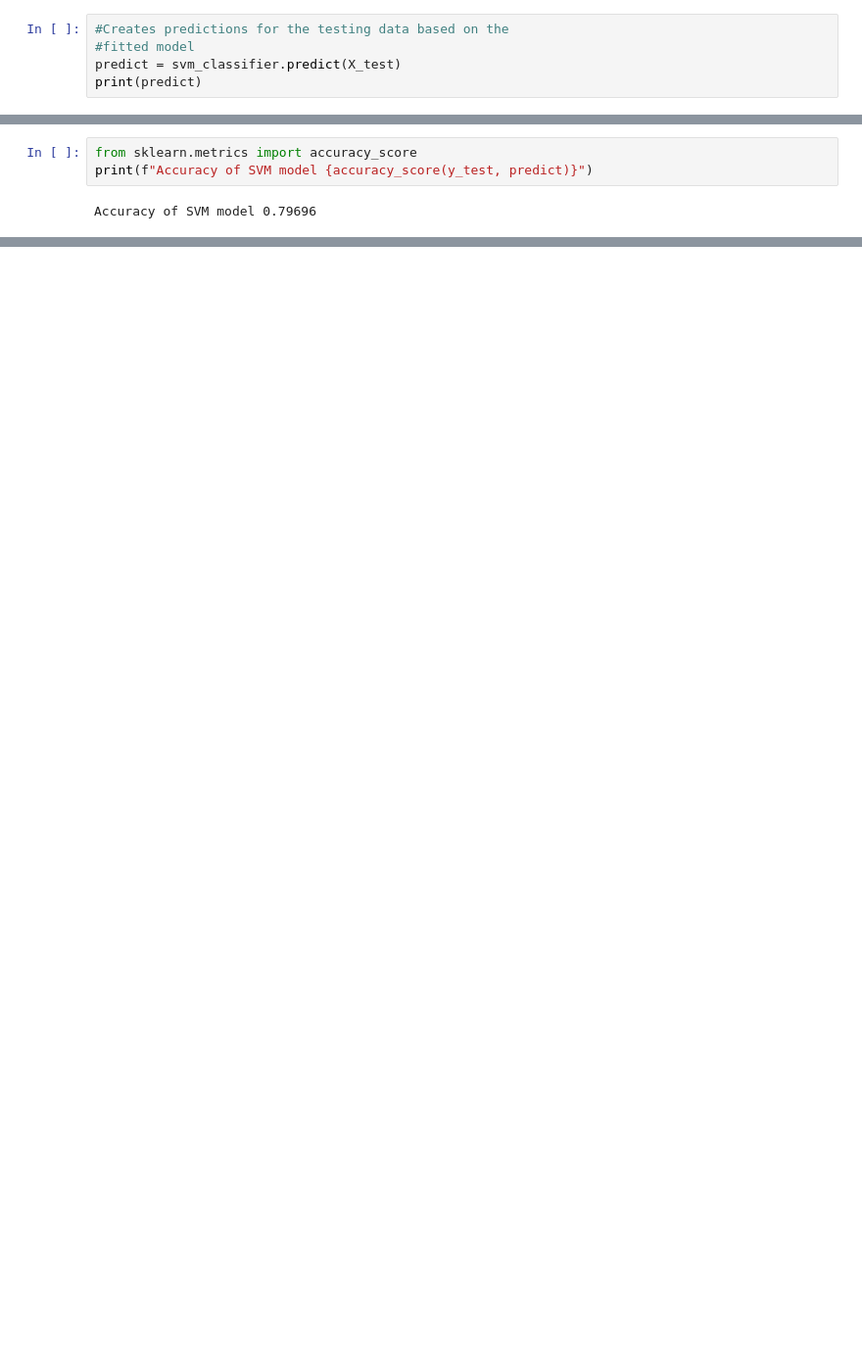
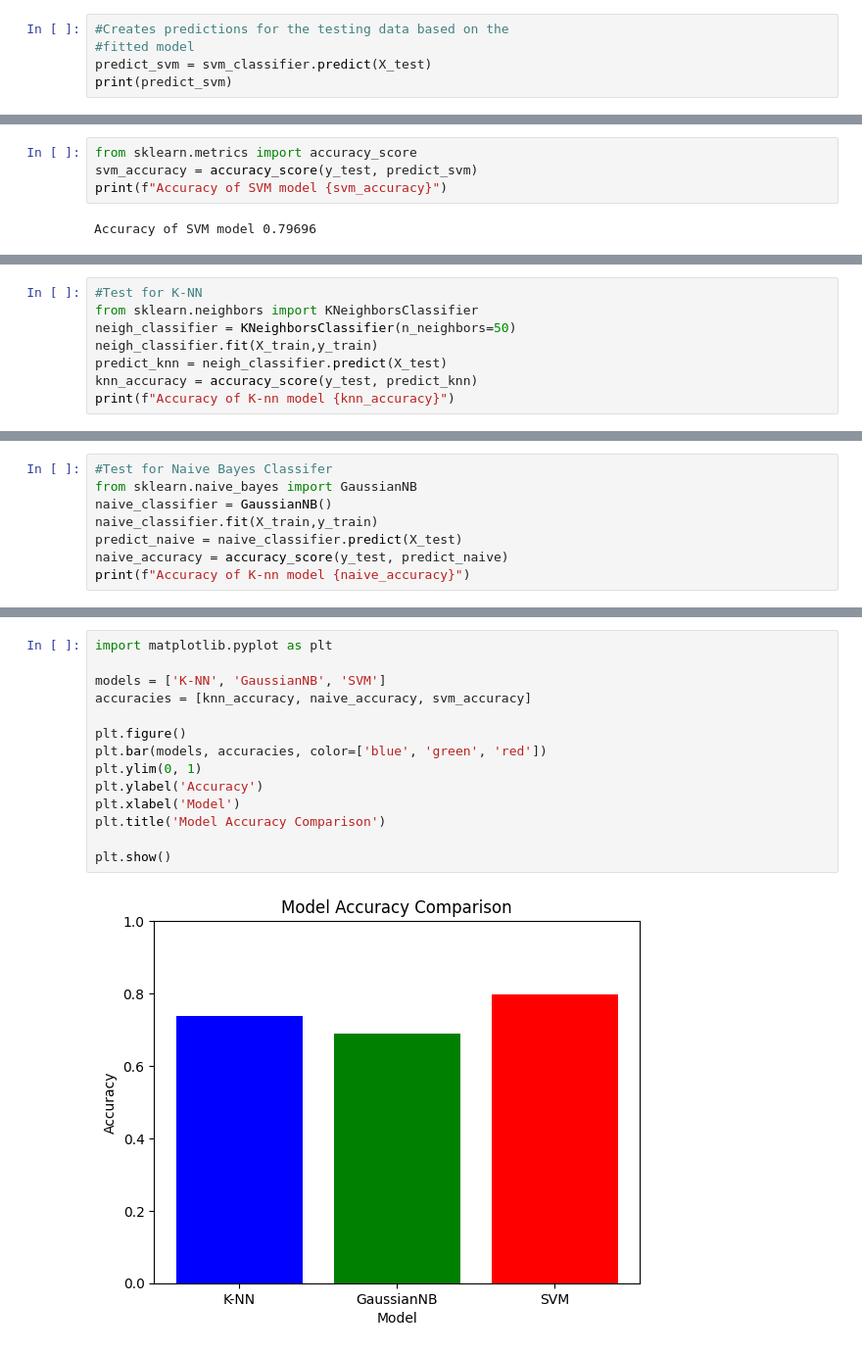
Before and after one commit to Chrisvann1/Sentiment-Analysis-Film-Data, a Jupyter notebook: SVM.ipynb, the cells around one changed output, grey strips where cells are left out. Shown: that part at 98% size. Saved outputs shown, nothing was run; the diff lists cells and outputs as text; blank space fills up the shorter version.

```diff
--- a/SVM.ipynb
+++ b/SVM.ipynb
@@ -110,14 +110,15 @@ SVC(kernel='linear')
 # %%
 #Creates predictions for the testing data based on the
 #fitted model
-predict = svm_classifier.predict(X_test)
-print(predict)
+predict_svm = svm_classifier.predict(X_test)
+print(predict_svm)
 # %% [output]
 ['0' '1' '0' ... '1' '1' '1']
 # %% [markdown]
 ### SVM: Accuracy
 # %%
 from sklearn.metrics import accuracy_score
-print(f"Accuracy of SVM model {accuracy_score(y_test, predict)}")
+svm_accuracy = accuracy_score(y_test, predict_svm)
+print(f"Accuracy of SVM model {svm_accuracy}")
 # %% [output]
 Accuracy of SVM model 0.79696
@@ -123,0 +127,8 @@ Accuracy of SVM model 0.79696
+# %%
+#Test for K-NN
+from sklearn.neighbors import KNeighborsClassifier
+neigh_classifier = KNeighborsClassifier(n_neighbors=50)
+neigh_classifier.fit(X_train,y_train)
+predict_knn = neigh_classifier.predict(X_test)
+knn_accuracy = accuracy_score(y_test, predict_knn)
+print(f"Accuracy of K-nn model {knn_accuracy}")
@@ -123,0 +139,8 @@ Accuracy of SVM model 0.79696
+# %%
+#Test for Naive Bayes Classifer
+from sklearn.naive_bayes import GaussianNB
+naive_classifier = GaussianNB()
+naive_classifier.fit(X_train,y_train)
+predict_naive = naive_classifier.predict(X_test)
+naive_accuracy = accuracy_score(y_test, predict_naive)
+print(f"Accuracy of K-nn model {naive_accuracy}")
@@ -125,0 +151,16 @@ Accuracy of SVM model 0.79696
+# %%
+import matplotlib.pyplot as plt
+
+models = ['K-NN', 'GaussianNB', 'SVM']
+accuracies = [knn_accuracy, naive_accuracy, svm_accuracy]
+
+plt.figure()
+plt.bar(models, accuracies, color=['blue', 'green', 'red'])
+plt.ylim(0, 1)
+plt.ylabel('Accuracy')
+plt.xlabel('Model')
+plt.title('Model Accuracy Comparison')
+
+plt.show()
+# %% [output]
+[figure, added]
```
Also changed, not shown: parts of 6 cells of this notebook.
